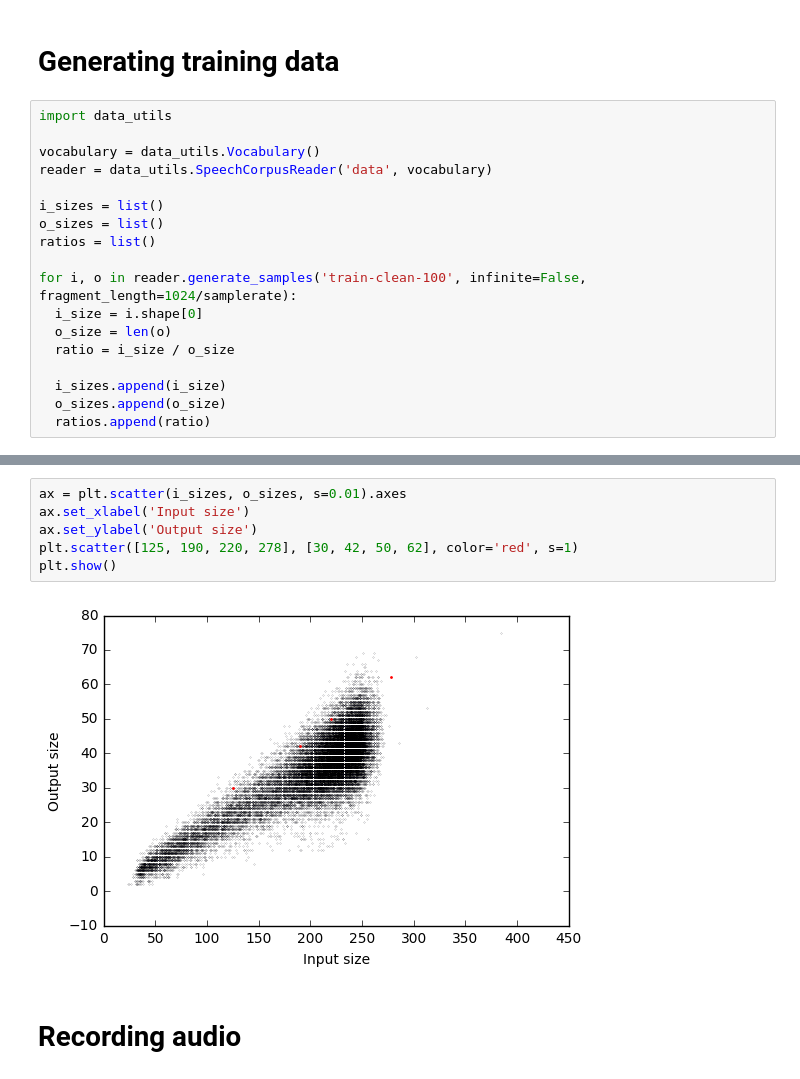
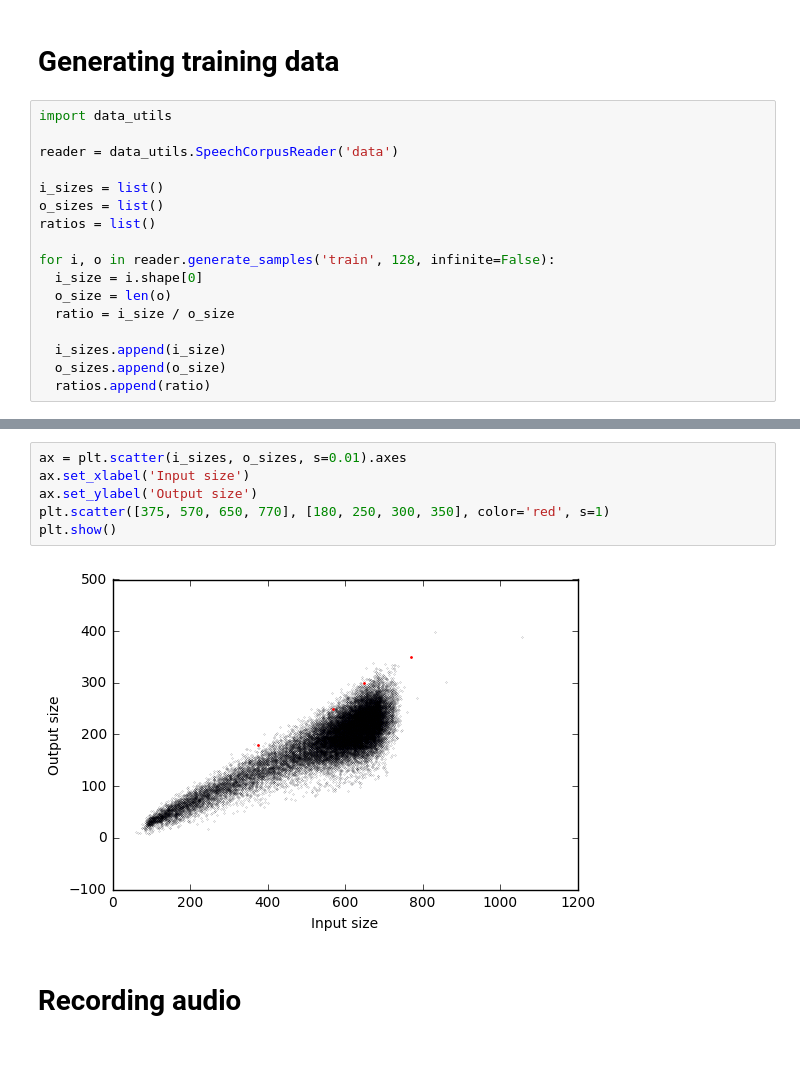
Before and after one commit to louiskirsch/speechT, a Jupyter notebook: sound.ipynb, the cells around one changed output, grey strips where cells are left out. Cells and saved outputs as stored; diff of their text form.

```diff
--- a/sound.ipynb
+++ b/sound.ipynb
@@ -29,14 +29,13 @@ Audio is 6.180000 seconds long
 # %%
 import data_utils
 
-vocabulary = data_utils.Vocabulary()
-reader = data_utils.SpeechCorpusReader('data', vocabulary)
+reader = data_utils.SpeechCorpusReader('data')
 
 i_sizes = list()
 o_sizes = list()
 ratios = list()
 
-for i, o in reader.generate_samples('train-clean-100', infinite=False, fragment_length=1024/samplerate):
+for i, o in reader.generate_samples('train', 128, infinite=False):
   i_size = i.shape[0]
   o_size = len(o)
   ratio = i_size / o_size
@@ -62,11 +61,11 @@ plt.show()
 # %%
 ax = plt.scatter(i_sizes, o_sizes, s=0.01).axes
 ax.set_xlabel('Input size')
 ax.set_ylabel('Output size')
-plt.scatter([125, 190, 220, 278], [30, 42, 50, 62], color='red', s=1)
+plt.scatter([375, 570, 650, 770], [180, 250, 300, 350], color='red', s=1)
 plt.show()
 # %% [output]
-[figure, old version]
+[figure, new version]
 # %% [markdown]
 # Recording audio
 # %%
```
Also changed, not shown: parts of 3 cells of this notebook, 2 other files.
